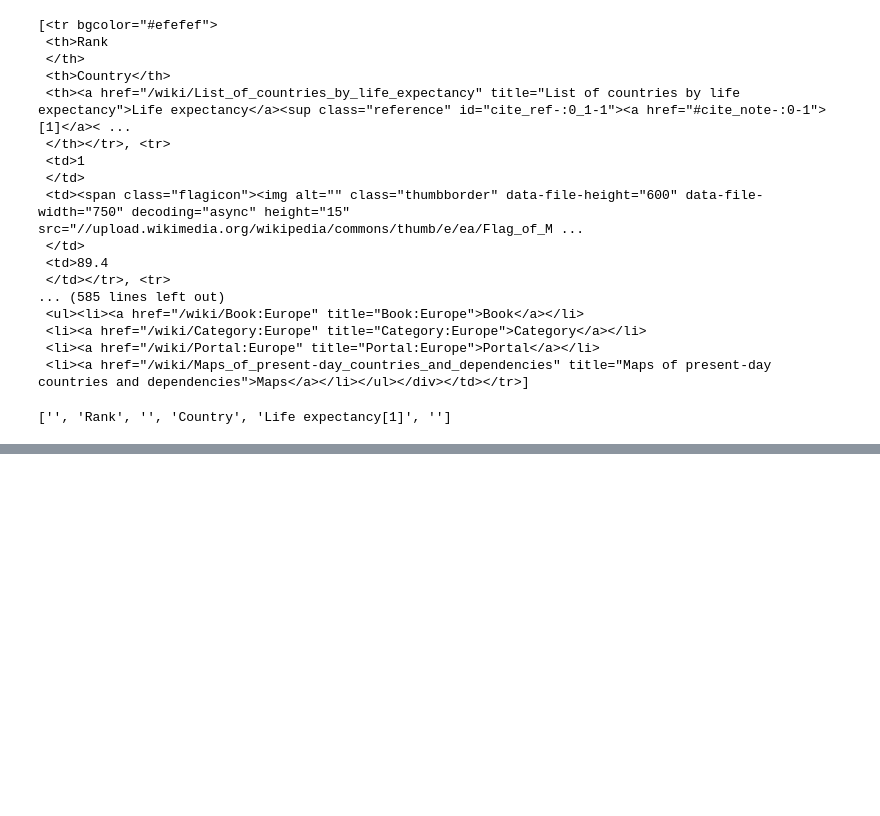
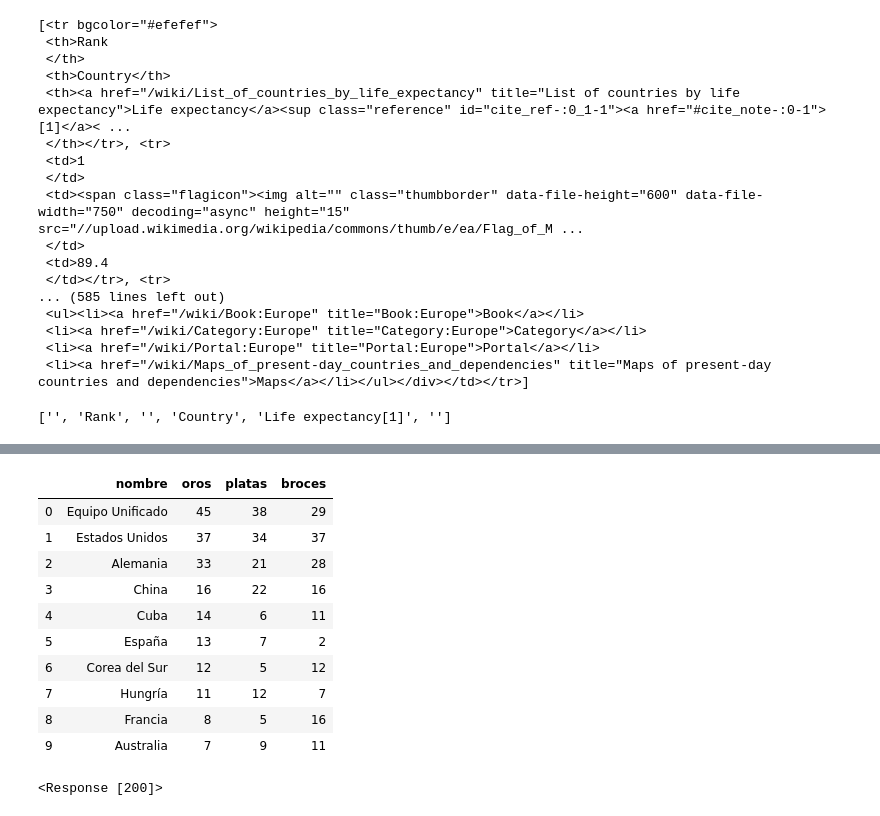
Before and after one commit to aeonryu/clases_datamex1019, a Jupyter notebook: w3_d2 - Web Scraping.ipynb, the cells around one changed output, grey strips where cells are left out. Cells and saved outputs as stored; diff of their text form; code cells hidden in the pictures; blank space fills up the shorter version.

```diff
--- a/w3_d2 - Web Scraping.ipynb
+++ b/w3_d2 - Web Scraping.ipynb
@@ -295,3 +295,12 @@ rows
 rows[0].text.split('\n')
 # %% [output]
 ['', 'Rank', '', 'Country', 'Life expectancy[1]', '']
+# %%
+# otro wiki
+
+
+url='https://es.wikipedia.org/wiki/Juegos_Ol%C3%ADmpicos_de_Barcelona_1992'
+res=requests.get(url)
+print(type(res.text))
+data=res.text
+#data[0:200]
@@ -297,0 +309,3 @@ rows[0].text.split('\n')
+# %%
+soup=bs(data, 'html.parser')
+soup
@@ -297,0 +355,12 @@ rows[0].text.split('\n')
+# %%
+medallero=soup.find_all('table')[-4]
+# %%
+med_paises=[]
+for e in medallero.find_all('tr'):
+    fila=[f for f in e.find_all('td')]
+    if len(fila)>0:
+        pais={'nombre':fila[1].find('a').text.strip(),
+              'oros':int(fila[2].text),
+              'platas':int(fila[3].text),
+              'broces':int(fila[4].text)}
+        med_paises.append(pais)
@@ -297,0 +380,21 @@ rows[0].text.split('\n')
+# %%
+import pandas as pd
+df=pd.DataFrame(med_paises)
+df
+# %% [output]
+|  | nombre | oros | platas | broces |
+| 0 | Equipo Unificado | 45 | 38 | 29 |
+| 1 | Estados Unidos | 37 | 34 | 37 |
+| 2 | Alemania | 33 | 21 | 28 |
+| 3 | China | 16 | 22 | 16 |
+| 4 | Cuba | 14 | 6 | 11 |
+| 5 | España | 13 | 7 | 2 |
+| 6 | Corea del Sur | 12 | 5 | 12 |
+| 7 | Hungría | 11 | 12 | 7 |
+| 8 | Francia | 8 | 5 | 16 |
+| 9 | Australia | 7 | 9 | 11 |
+# %%
+res=requests.get('https://www.emsc-csem.org/Earthquake/')
+res
+# %% [output]
+<Response [200]>
```
Also changed, not shown: parts of 21 cells of this notebook.
